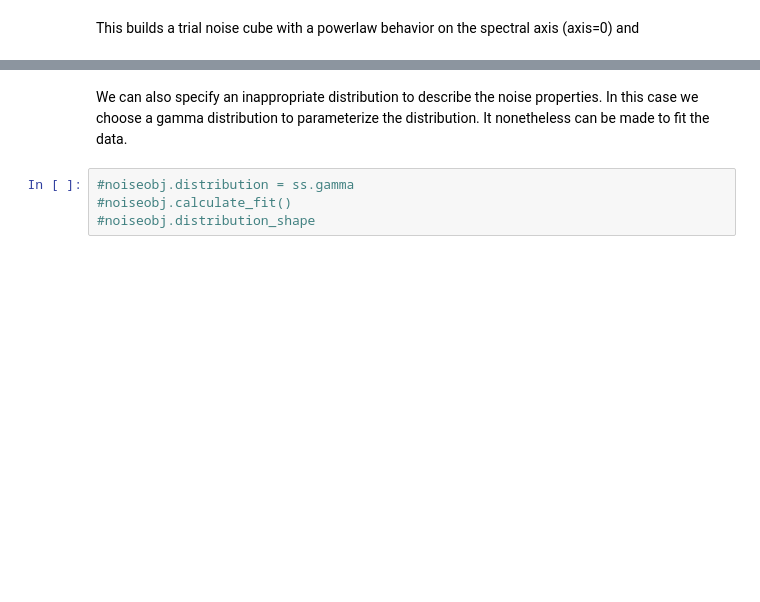
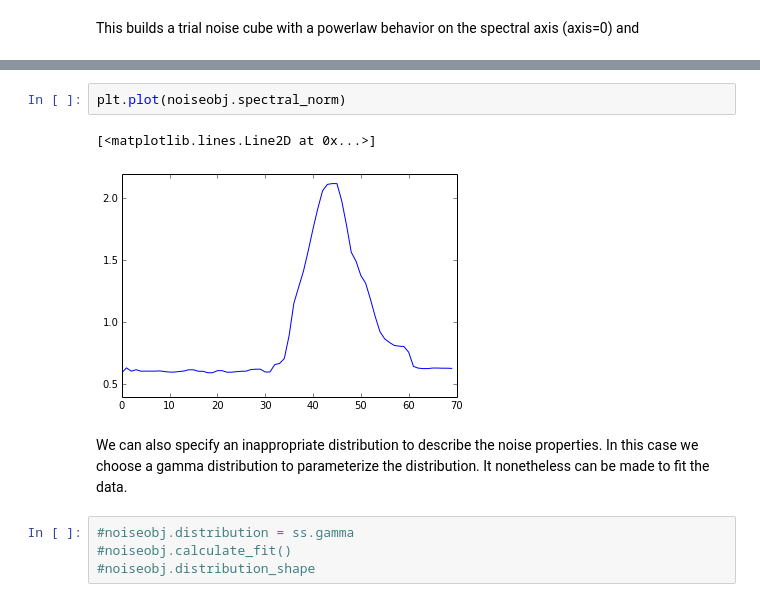
Before and after one commit to radio-astro-tools/signal-id, a Jupyter notebook: NoiseTesting.ipynb, the cells around one changed output, grey strips where cells are left out. Drawn from its saved outputs; the diff is of its cells as text; blank space fills up the shorter version.

```diff
--- a/NoiseTesting.ipynb
+++ b/NoiseTesting.ipynb
@@ -29,3 +50,8 @@ noiseobj.distribution_shape
+# %%
+plt.plot(noiseobj.spectral_norm)
+# %% [output]
+[<matplotlib.lines.Line2D at 0x...>]
+[figure, added]
 # %% [markdown]
 We can also specify an inappropriate distribution to describe the noise properties.  In this case we choose a gamma distribution to parameterize the distribution.  It nonetheless can be made to fit the data.
 # %%
```
Also changed, not shown: parts of 14 cells of this notebook, 1 other file.
